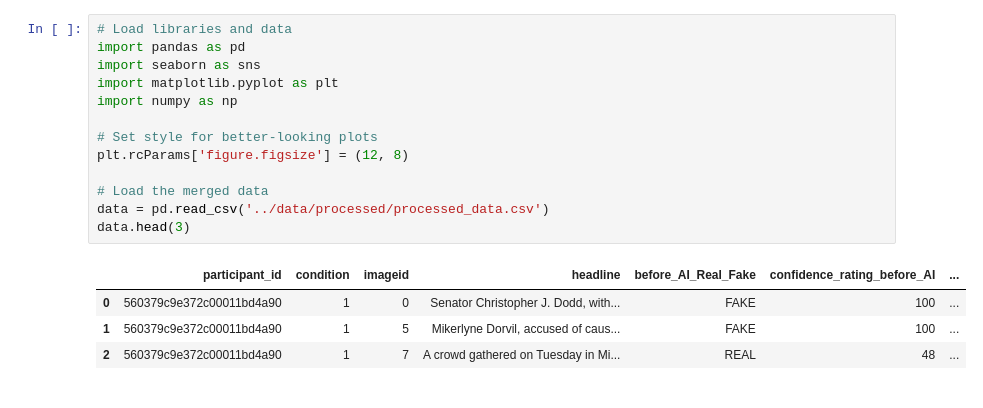
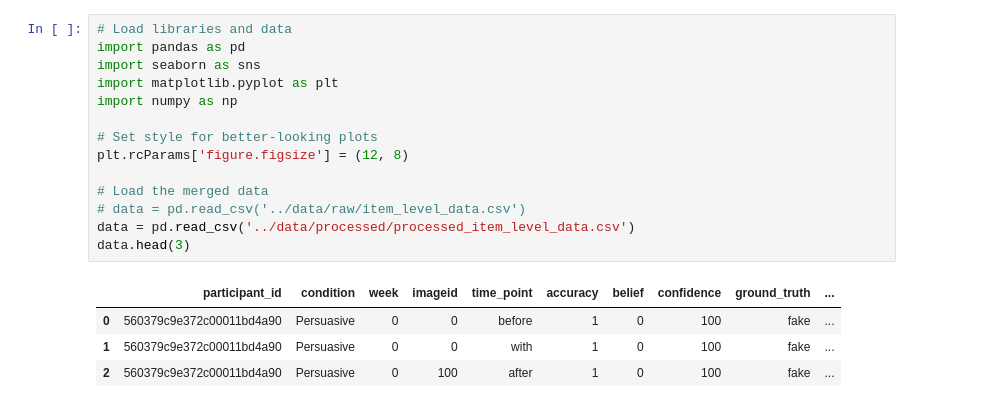
Before and after one commit to mitmedialab/newsapp, a Jupyter notebook: analysis/plot.ipynb, the cells around one changed output. Saved outputs shown, nothing was run; the diff lists cells and outputs as text.

```diff
--- a/analysis/plot.ipynb
+++ b/analysis/plot.ipynb
@@ -1,18 +1,19 @@
 # %%
 # Load libraries and data
 import pandas as pd
 import seaborn as sns
 import matplotlib.pyplot as plt
 import numpy as np
 
 # Set style for better-looking plots
 plt.rcParams['figure.figsize'] = (12, 8)
 
 # Load the merged data
-data = pd.read_csv('../data/processed/processed_data.csv')
+# data = pd.read_csv('../data/raw/item_level_data.csv')
+data = pd.read_csv('../data/processed/processed_item_level_data.csv')
 data.head(3)
 # %% [output]
-|  | participant_id | condition | imageid | headline | before_AI_Real_Fake | confidence_rating_before_AI | ... |
-| 0 | 560379c9e372c00011bd4a90 | 1 | 0 | Senator Christopher J. Dodd, with... | FAKE | 100 | ... |
-| 1 | 560379c9e372c00011bd4a90 | 1 | 5 | Mikerlyne Dorvil, accused of caus... | FAKE | 100 | ... |
-| 2 | 560379c9e372c00011bd4a90 | 1 | 7 | A crowd gathered on Tuesday in Mi... | REAL | 48 | ... |
+|  | participant_id | condition | week | imageid | time_point | accuracy | belief | confidence | ground_truth | ... |
+| 0 | 560379c9e372c00011bd4a90 | Persuasive | 0 | 0 | before | 1 | 0 | 100 | fake | ... |
+| 1 | 560379c9e372c00011bd4a90 | Persuasive | 0 | 0 | with | 1 | 0 | 100 | fake | ... |
+| 2 | 560379c9e372c00011bd4a90 | Persuasive | 0 | 100 | after | 1 | 0 | 100 | fake | ... |
```
Also changed, not shown: parts of 6 cells of this notebook, 26 other files.
